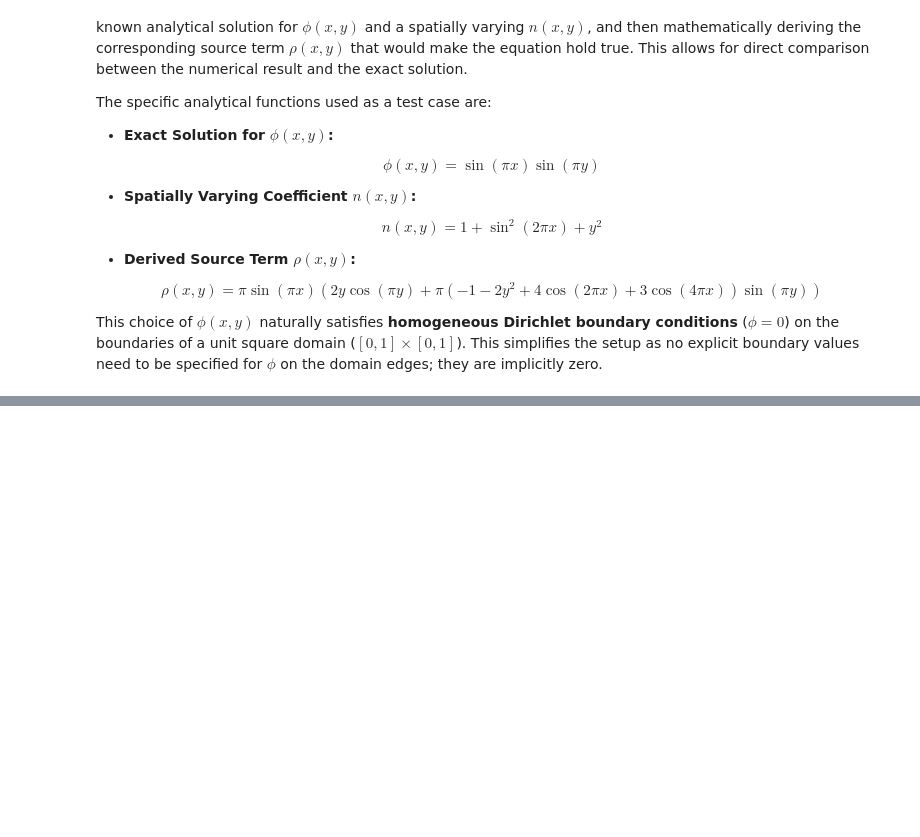
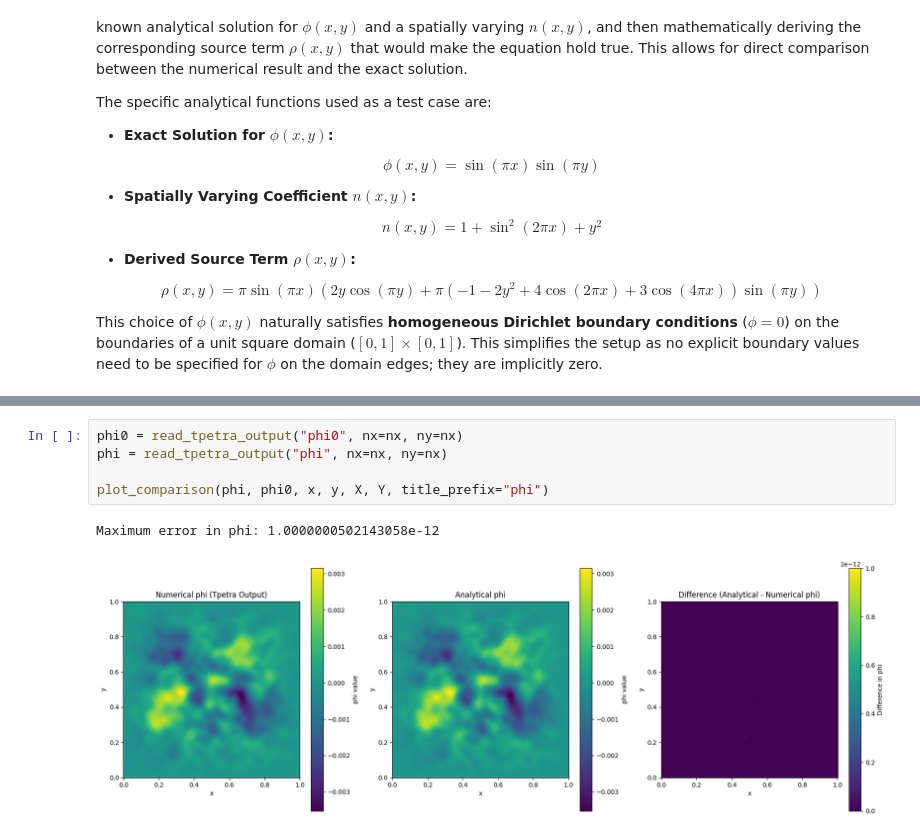
Before and after one commit to mraeth/trilinos_experiments, a Jupyter notebook: plot/analyse.ipynb, the cells around one changed output, grey strips where cells are left out. Drawn from its saved outputs; the diff is of its cells as text; blank space fills up the shorter version.

```diff
--- a/plot/analyse.ipynb
+++ b/plot/analyse.ipynb
@@ -191,0 +523,8 @@ plot_comparison(data/nx/ny, phi_exact, x, y, X, Y, title_prefix="phi")
+# %%
+phi0 = read_tpetra_output("phi0", nx=nx, ny=nx)
+phi = read_tpetra_output("phi", nx=nx, ny=nx)
+
+plot_comparison(phi, phi0, x, y, X, Y, title_prefix="phi")
+# %% [output]
+Maximum error in phi: 1.0000000502143058e-12
+[figure, added]
```
Also changed, not shown: parts of 23 cells of this notebook, 7 other files.
